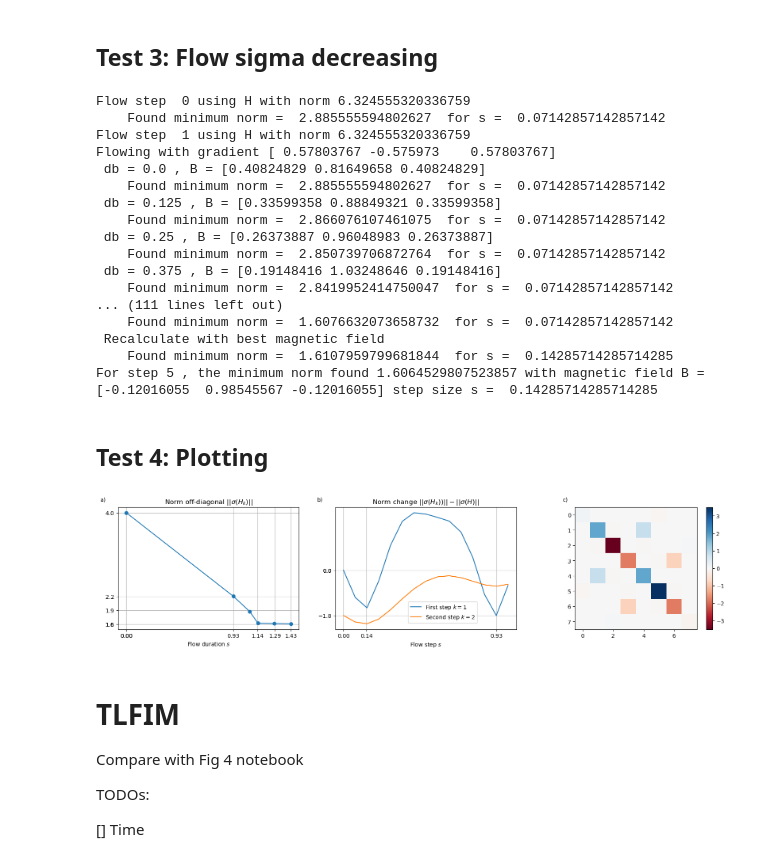
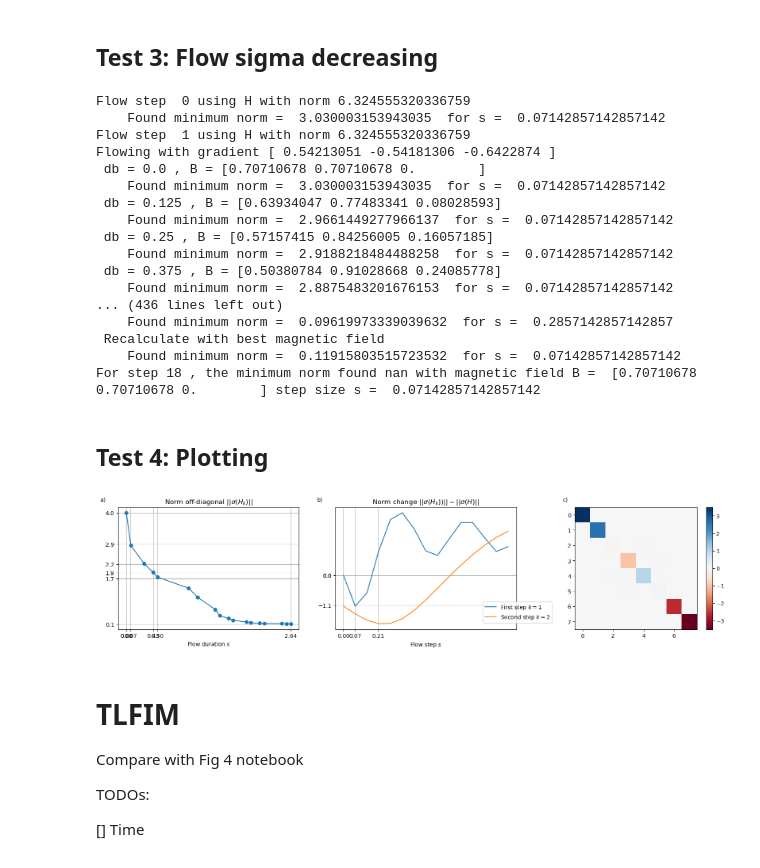
Before and after one commit to marekgluza/double_bracket_flow_as_a_diagonalization_quantum_algorithm, a Jupyter notebook: DBF_onsite_Z.ipynb, the cells around one changed output. Cells and saved outputs as stored; diff of their text form; code cells hidden in the pictures.

Commit message:
Observation: Initialize of Bi to approx diagonal of H is good

```diff
--- a/DBF_onsite_Z.ipynb
+++ b/DBF_onsite_Z.ipynb
@@ -32,7 +32,7 @@ from class_double_bracket_flow import *
 flow = double_bracket_flow( H_TFIM )
 
 flow.flow_generator['type'] = 'magnetic_field'
-flow.flow_generator['field_vector'] = np.asarray([1,1,1])
+flow.flow_generator['field_vector'] = np.asarray([1,1,0])
 # %% [markdown]
 # Debugging tests
 # %% [markdown]
@@ -91,8 +91,8 @@ print(flow.find_magnetic_gradient(s=0.1, B=[1,1,1], dB = dB_custom))
 flow.please_be_exhaustively_verbose = False
 flow.please_be_verbose = True
 flow.flow_generator['type'] = 'magnetic_field'
-flow.flow_generator['field_vector'] = np.asarray([1,2,1])
-flow.nmb_flow_steps = 5
+flow.flow_generator['field_vector'] = np.asarray([1,1,0])
+flow.nmb_flow_steps = 18
 flow.magnetic_step_min = 0
 flow.magnetic_step_max = 1
 flow.nmb_search_points_magnetic_b_search = 9
@@ -103,29 +103,29 @@ flow.nmb_search_points_minimizing_s_search = 15
 flow.flow_via_magnetic_field_search()
 # %% [output]
 Flow step  0 using H with norm 6.324555320336759
-    Found minimum norm =  2.885555594802627  for s =  0.07142857142857142
+    Found minimum norm =  3.030003153943035  for s =  0.07142857142857142
 Flow step  1 using H with norm 6.324555320336759
-Flowing with gradient [ 0.57803767 -0.575973    0.57803767]
- db = 0.0 , B = [0.40824829 0.81649658 0.40824829]
-    Found minimum norm =  2.885555594802627  for s =  0.07142857142857142
- db = 0.125 , B = [0.33599358 0.88849321 0.33599358]
-    Found minimum norm =  2.866076107461075  for s =  0.07142857142857142
- db = 0.25 , B = [0.26373887 0.96048983 0.26373887]
-    Found minimum norm =  2.850739706872764  for s =  0.07142857142857142
- db = 0.375 , B = [0.19148416 1.03248646 0.19148416]
-    Found minimum norm =  2.8419952414750047  for s =  0.07142857142857142
-... (111 lines left out)
-    Found minimum norm =  1.6076632073658732  for s =  0.07142857142857142
+Flowing with gradient [ 0.54213051 -0.54181306 -0.6422874 ]
+ db = 0.0 , B = [0.70710678 0.70710678 0.        ]
+    Found minimum norm =  3.030003153943035  for s =  0.07142857142857142
+ db = 0.125 , B = [0.63934047 0.77483341 0.08028593]
+    Found minimum norm =  2.9661449277966137  for s =  0.07142857142857142
+ db = 0.25 , B = [0.57157415 0.84256005 0.16057185]
+    Found minimum norm =  2.9188218484488258  for s =  0.07142857142857142
+ db = 0.375 , B = [0.50380784 0.91028668 0.24085778]
+    Found minimum norm =  2.8875483201676153  for s =  0.07142857142857142
+... (436 lines left out)
+    Found minimum norm =  0.09619973339039632  for s =  0.2857142857142857
  Recalculate with best magnetic field
-    Found minimum norm =  1.6107959799681844  for s =  0.14285714285714285
-For step 5 , the minimum norm found 1.6064529807523857 with magnetic field B =  [-0.12016055  0.98545567 -0.12016055] step size s =  0.14285714285714285
+    Found minimum norm =  0.11915803515723532  for s =  0.07142857142857142
+For step 18 , the minimum norm found nan with magnetic field B =  [0.70710678 0.70710678 0.        ] step size s =  0.07142857142857142
 # %% [markdown]
 ## Test 4: Plotting
 # %%
 flow.show_flow_forwards_results()
-# flow.initialize_flow_results()
+flow.initialize_flow_results()
 # %% [output]
-[figure, old version]
+[figure, new version]
 # %% [markdown]
 # TLFIM
 Compare with Fig 4 notebook
```
